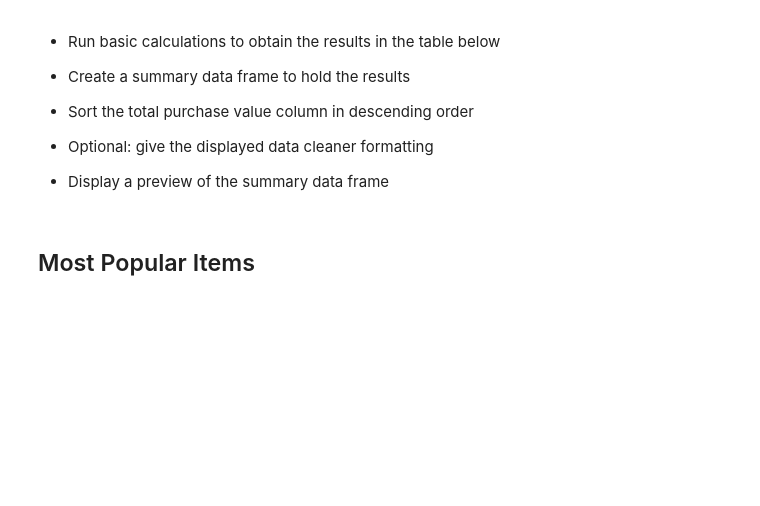
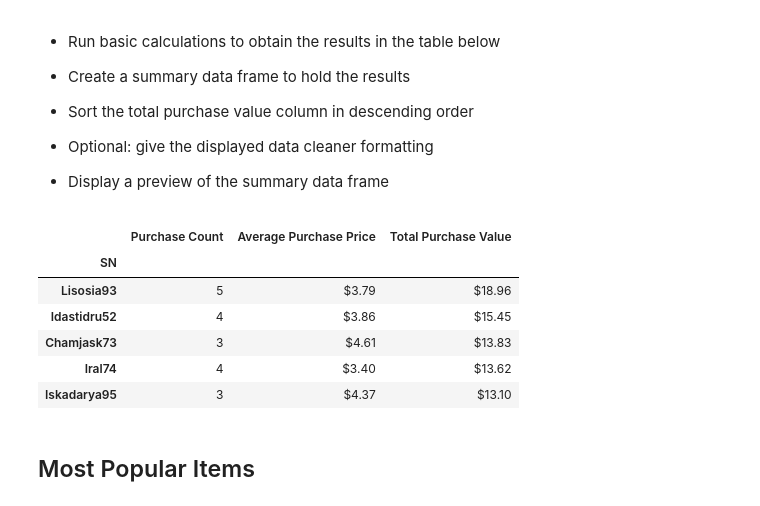
Before and after one commit to TVanEyck/Pandas-challenge, a Jupyter notebook: HeroesOfPymoli/HeroesOfPymoli_starter.ipynb, the cells around one changed output. Drawn from its saved outputs; the diff is of its cells as text; code cells hidden in the pictures; blank space fills up the shorter version.

```diff
--- a/HeroesOfPymoli/HeroesOfPymoli_starter.ipynb
+++ b/HeroesOfPymoli/HeroesOfPymoli_starter.ipynb
@@ -354,3 +317,30 @@ print (TopPurch)
+# %%
+# purchase_data_pd contains the correct info
+
+# ---------- Use the group by to rollup the appropriate aggregations ----
+TopPurchCnt = purchase_data_pd.groupby(['SN']).count()['Price']
+TopPurchAve = purchase_data_pd.groupby(['SN']).mean()['Price']
+TopPurchTot = purchase_data_pd.groupby(['SN']).sum()['Price']
+# ---------- Pack the calculated value series into a dataframe and give them the correct labels----
+TopSpender_pd = pd.DataFrame({
+                            'Purchase Count': TopPurchCnt,
+                            'Average Purchase Price': TopPurchAve,
+                            'Total Purchase Value': TopPurchTot
+                            })
+# ----get the (5) max by sorting in descending order and then use head() to chop only the first 5 ---
+MaxSpender_pd = TopSpender_pd.sort_values(by=['Total Purchase Value'], ascending=False).head(5)
+# ------------------------display in formated style for readability -----
+MaxSpender_pd.style.format({'Average Purchase Price': "${:.2f}",
+                            'Total Purchase Value': "${:.2f}"
+                           })
+# %% [output]
+|  | Purchase Count | Average Purchase Price | Total Purchase Value |
+| SN |  |  |  |
+| Lisosia93 | 5 | $3.79 | $18.96 |
+| Idastidru52 | 4 | $3.86 | $15.45 |
+| Chamjask73 | 3 | $4.61 | $13.83 |
+| Iral74 | 4 | $3.40 | $13.62 |
+| Iskadarya95 | 3 | $4.37 | $13.10 |
 # %% [markdown]
 ## Most Popular Items
 # %% [markdown]
```
Also changed, not shown: parts of 7 cells of this notebook.
